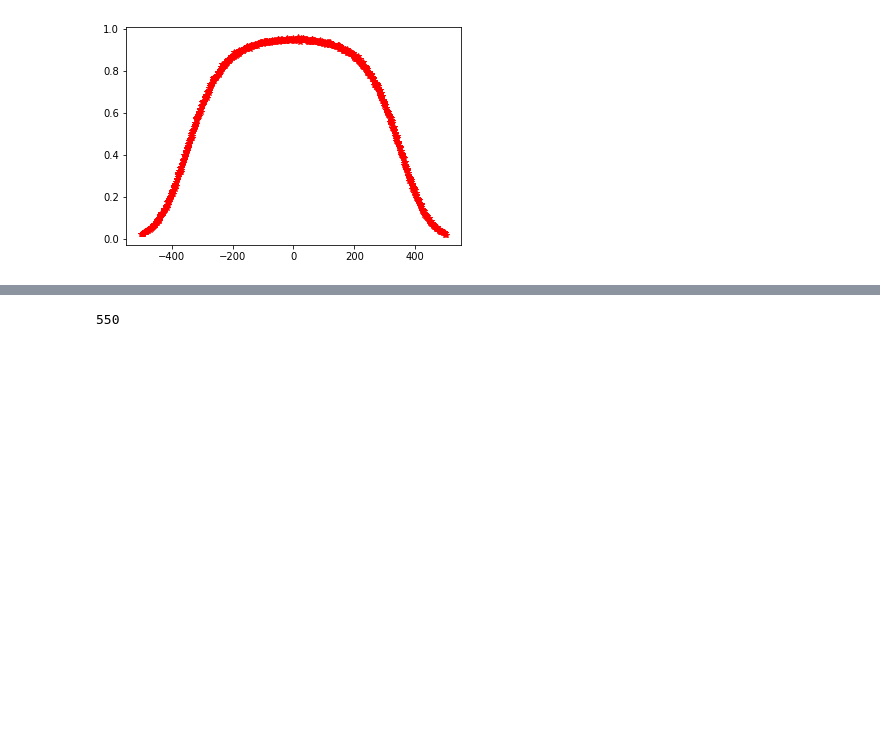
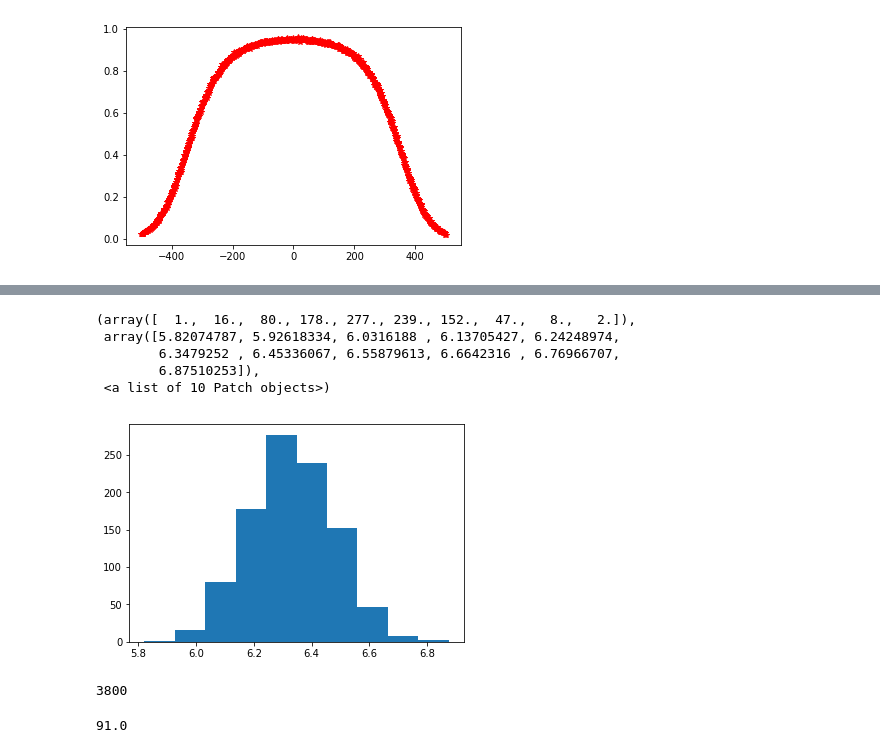
Before and after one commit to ycyuustc/jupyter_notebook, a Jupyter notebook: Untitled10.ipynb, the cells around one changed output, grey strips where cells are left out. Saved outputs shown, nothing was run; the diff lists cells and outputs as text; code cells hidden in the pictures; blank space fills up the shorter version.

```diff
--- a/Untitled10.ipynb
+++ b/Untitled10.ipynb
@@ -32,7 +32,8 @@ import pickle
 import os
 
 # global variable path
-MY_PATH = 'E:/pythondata/'
+# MY_PATH = 'E:/pythondata/'
+MY_PATH = 'C:/Users/17613/Documents/Calculations/calculations cloud/Python/temp_data/'
 # %%
 FILE_HEADER = 'Num_1000_n0_ba_Xy'
 
@@ -552,4 +754,17 @@ Iter 20 ,Testing Accuracy0.8724
-# %%
-n_batch
-# %% [output]
-550
+# %%
+plt.hist(y_train)
+# %% [output]
+(array([  1.,  16.,  80., 178., 277., 239., 152.,  47.,   8.,   2.]),
+ array([5.82074787, 5.92618334, 6.0316188 , 6.13705427, 6.24248974,
+        6.3479252 , 6.45336067, 6.55879613, 6.6642316 , 6.76966707,
+        6.87510253]),
+ <a list of 10 Patch objects>)
+[figure, added]
+# %%
+t0ba_y.__len__()
+# %% [output]
+3800
+# %%
+1001/11
+# %% [output]
+91.0
```
Also changed, not shown: parts of 2 cells of this notebook, 1 other file.
